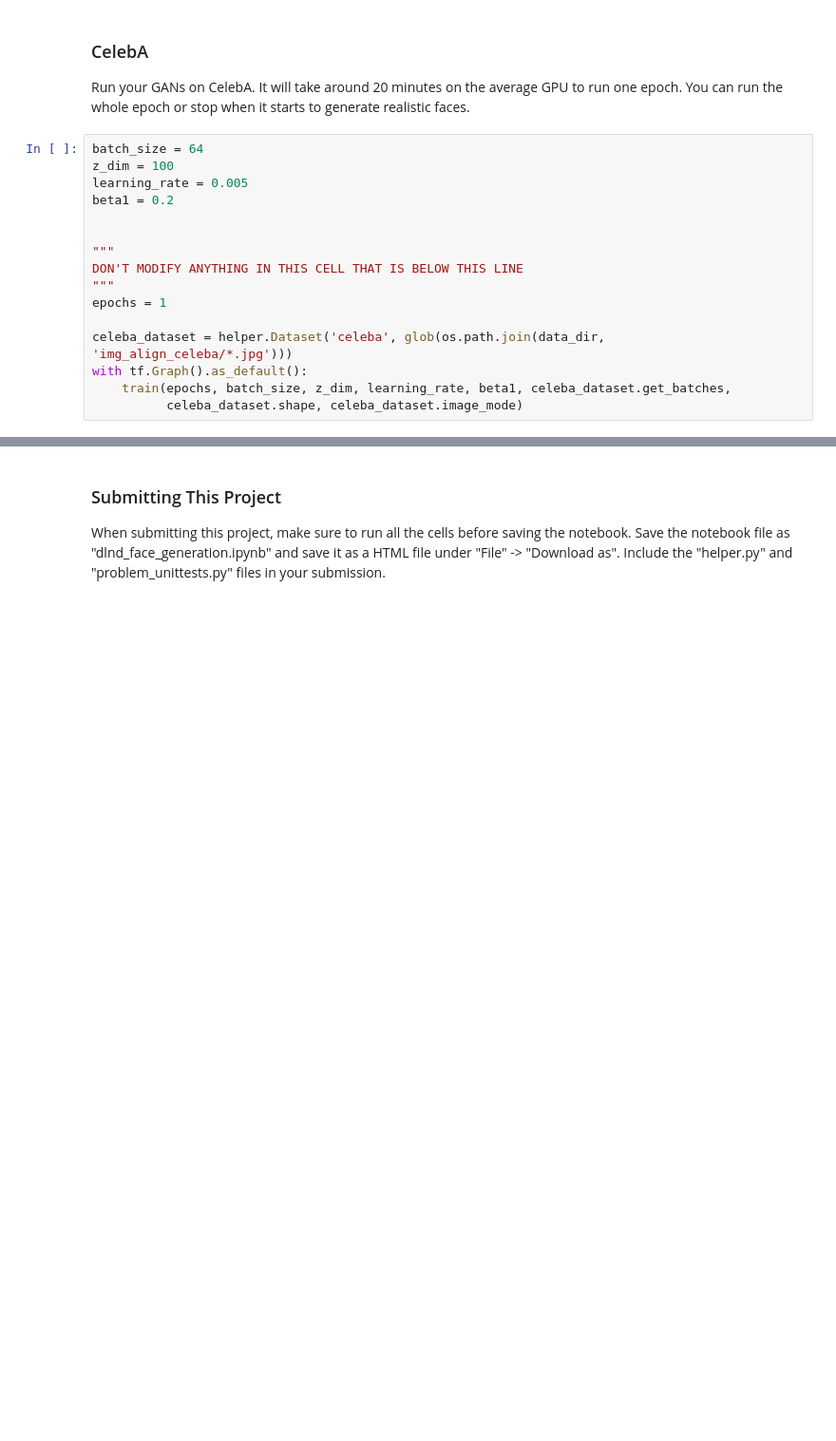
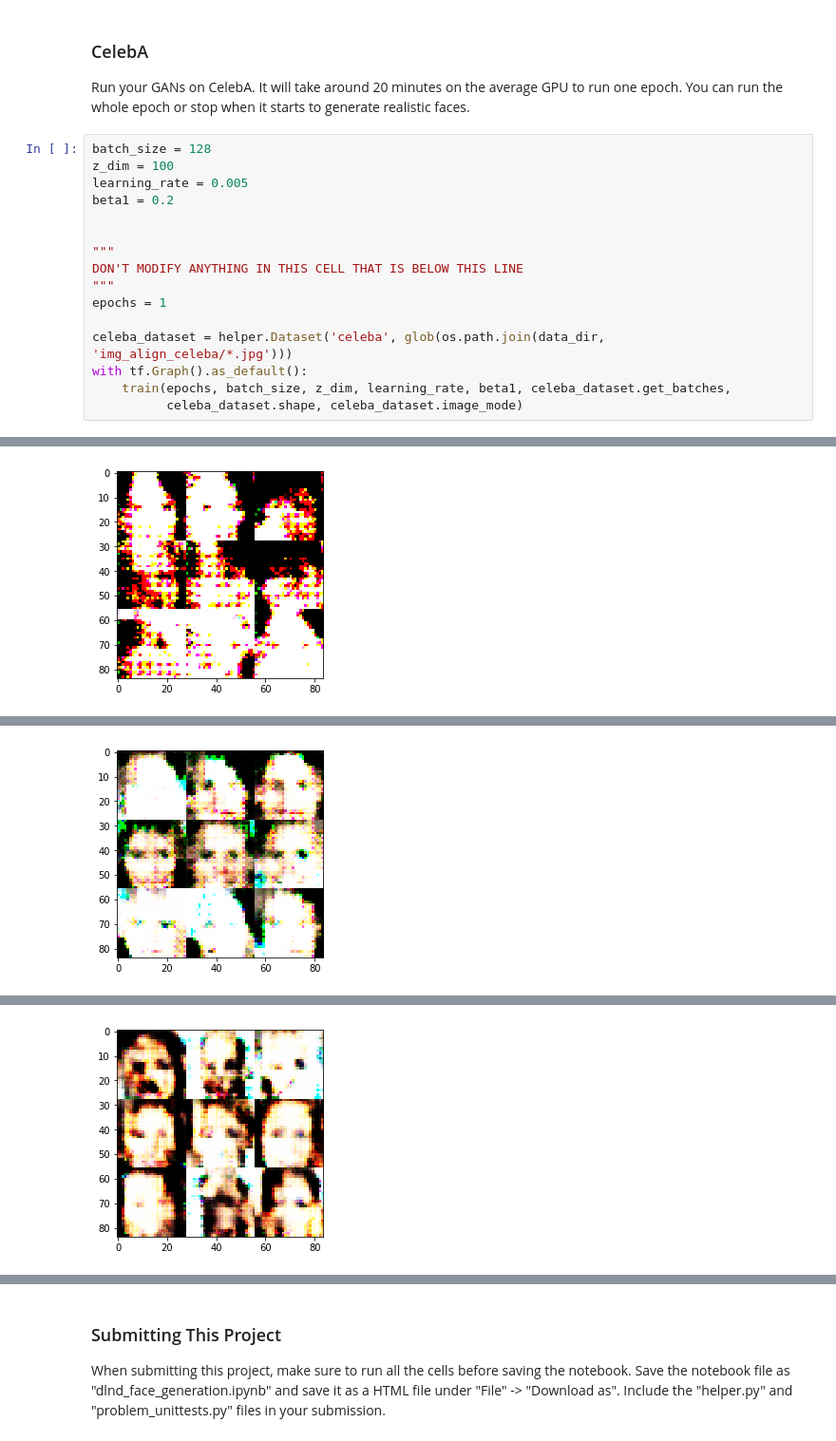
Before and after one commit to abhigoud2212/face_generation, a Jupyter notebook: dlnd_face_generation.ipynb, the cells around one changed output, grey strips where cells are left out. Shown at 95% size. Cells and saved outputs as stored; diff of their text form; blank space fills up the shorter version.

```diff
--- a/dlnd_face_generation.ipynb
+++ b/dlnd_face_generation.ipynb
@@ -447,7 +506,7 @@ KeyboardInterrupt:
 ### CelebA
 Run your GANs on CelebA.  It will take around 20 minutes on the average GPU to run one epoch.  You can run the whole epoch or stop when it starts to generate realistic faces.
 # %%
-batch_size = 64
+batch_size = 128
 z_dim = 100
 learning_rate = 0.005
 beta1 = 0.2
@@ -462,3 +521,4 @@ celeba_dataset = helper.Dataset('celeba', glob(os.path.join(data_dir, 'img_align
 with tf.Graph().as_default():
     train(epochs, batch_size, z_dim, learning_rate, beta1, celeba_dataset.get_batches,
           celeba_dataset.shape, celeba_dataset.image_mode)
+# %% [output]
@@ -464,0 +536 @@ with tf.Graph().as_default():
+[figure, added]
@@ -464,0 +548 @@ with tf.Graph().as_default():
+[figure, added]
@@ -464,0 +560 @@ with tf.Graph().as_default():
+[figure, added]
```
Also changed, not shown: parts of 12 cells of this notebook.
